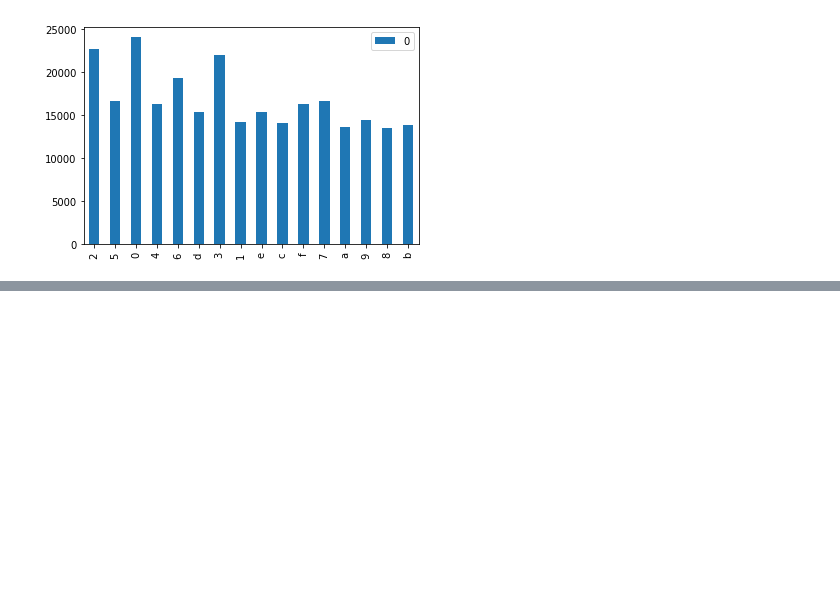
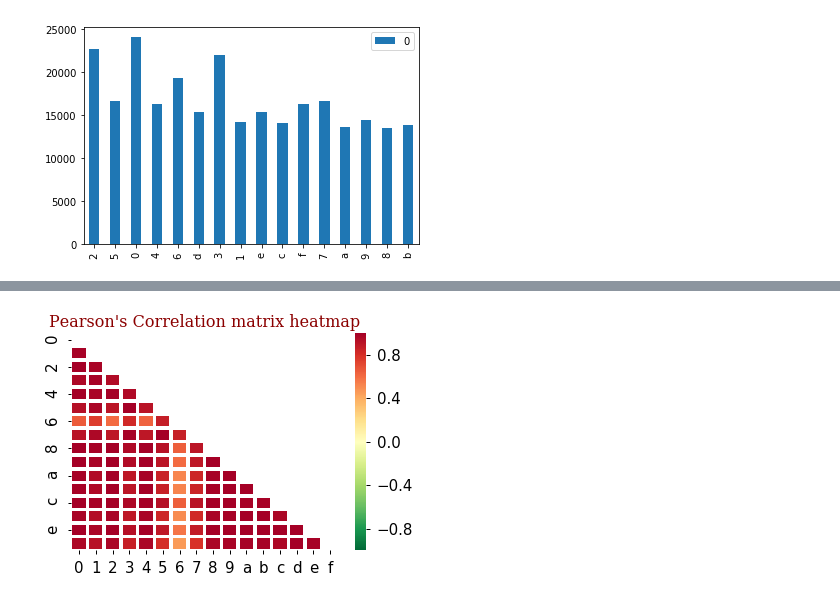
Before and after one commit to YarrDOpanas/uData, a Jupyter notebook: Statistics/Exam/Exam.ipynb, the cells around one changed output, grey strips where cells are left out. Saved outputs shown, nothing was run; the diff lists cells and outputs as text; code cells hidden in the pictures; blank space fills up the shorter version.

Commit message:
correlation

```diff
--- a/Statistics/Exam/Exam.ipynb
+++ b/Statistics/Exam/Exam.ipynb
@@ -77,3 +78,23 @@ graphics('./sample_of_files_with_extensions/')
 [figure]
 [figure]
 [figure]
+# %%
+def preparing_data(path):
+    df_temp = pd.DataFrame()
+    for filename in os.listdir(path):
+        with open(path + filename, 'rb') as f:
+            # Slurp the whole file and efficiently convert it to hex all at once
+            hexdata = binascii.hexlify(f.read())
+        hexdata = str(hexdata)
+        hexdata = hexdata[2:-1]
+        print("Относительный путь к файлу - ", path + filename)
+        print('Имя файла - ', filename)
+        print('Размер файла: ', len(hexdata))
+        print('Первый символ - ', hexdata[0], ' Последний - ', hexdata[-1])
+        print('-------------------')
+        letter_counts = Counter(list(hexdata))
+        df_temp = df_temp.append(pd.DataFrame([dict(letter_counts).values()], columns = dict(letter_counts).keys()))
+        df = pd.DataFrame.from_dict(letter_counts, orient='index')
+        df.plot(kind='bar')
+    df_temp = df_temp.reset_index(drop = True)
+    return df_temp
@@ -79,0 +148,3 @@ graphics('./sample_of_files_with_extensions/')
+# %%
+df_stat = preparing_data('./sample_of_files_with_extensions/')
+df_stat
@@ -79,0 +217,16 @@ graphics('./sample_of_files_with_extensions/')
+# %%
+#Correlation heatmap
+sns.set_context("notebook",font_scale = 1.5, rc={"lines.linewidth": 2.5})
+font2 = {'family': 'serif', 'color':  'darkred', 'weight': 'normal','size': 16}
+
+corr = df_stat.corr()
+mask = np.zeros_like(corr)
+mask[np.triu_indices_from(mask)] = True
+#seaborn.heatmap(corr, cmap = 'inferno', vmax = 1., vmin = -1., mask = mask, linewidth = 2.5)
+plt.title("Pearson's Correlation matrix heatmap",fontdict = font2)
+sns.heatmap(corr, cmap = 'RdYlGn_r', vmax = 1., vmin = -1., mask = mask, linewidth = 2.5);
+
+
+#plt.savefig('Correlation_matrix_heatmap.png', format='png', dpi=300)
+# %% [output]
+[figure, added]
```
Also changed, not shown: parts of 6 cells of this notebook, 1 other file.
